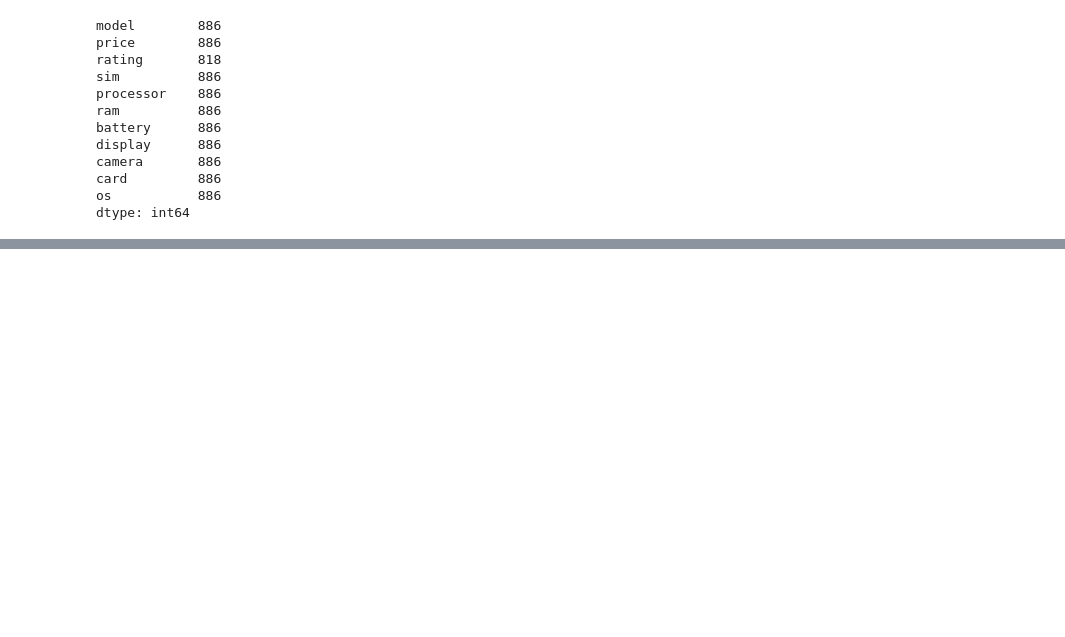
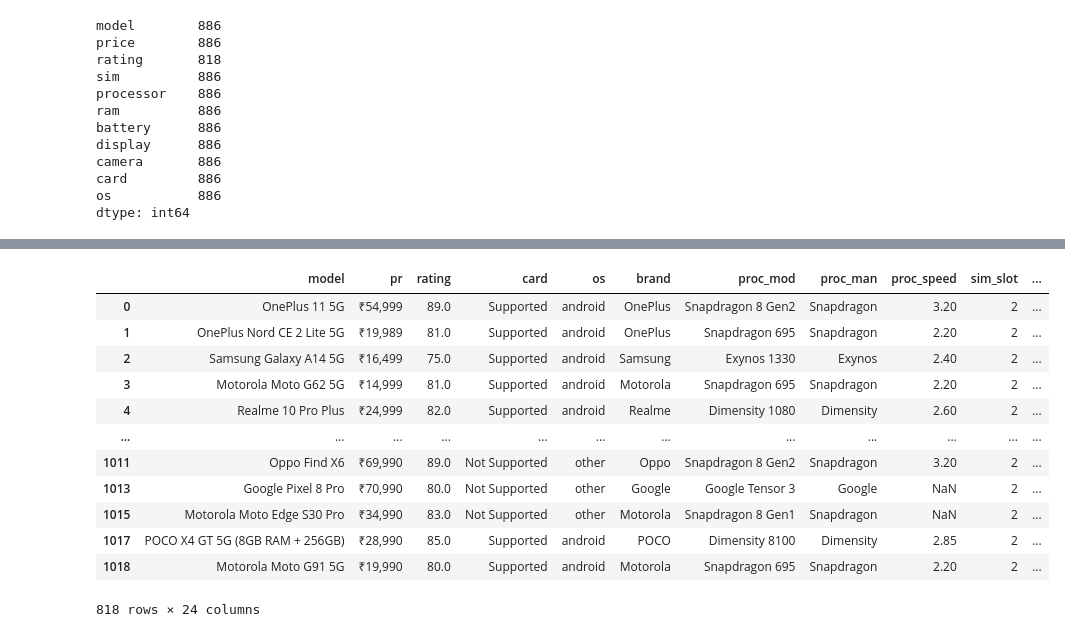
Before and after one commit to ImrulAnwar/SmartphonePriceEstimator, a Jupyter notebook: Smartphone_Price_Estimator.ipynb, the cells around one changed output, grey strips where cells are left out. Saved outputs shown, nothing was run; the diff lists cells and outputs as text; code cells hidden in the pictures; blank space fills up the shorter version.

Commit message:
Extracted New Columns

```diff
--- a/Smartphone_Price_Estimator.ipynb
+++ b/Smartphone_Price_Estimator.ipynb
@@ -200,0 +282,30 @@ array(['Snapdragon 8 Gen2, Octa Core, 3.2\u2009GHz Processor',
+# %%
+def get_back_camera_setup(s):
+    pattern = r'(\d+)\s*MP.'
+    match = re.findall(pattern, s)
+    if match:
+        return len(match)-1
+    else:
+        return 1
+# %%
+# Apply the function to the 'camera' column and create a new column called 'front_camera_resolution'
+df['front_camera_resolution'] = df['camera'].apply(get_front_camera_resolution)
+# Apply function to 'camera' column to create 'back_camera_resolution' column
+df['back_camera_resolution'] = df['camera'].apply(get_back_camera_resolution)
+# Apply function to 'camera' column to create 'back_camera_setup' column
+df['back_camera_setup'] = df['camera'].apply(get_back_camera_setup)
+df.drop('camera', axis = 1, inplace = True)
+# %%
+# Define a function to extract the floating values from the proc_speed column
+def extract_float(s):
+    if s is None:
+        return None
+    pattern = r'(\d+\.\d+)\s*GHz'
+    match = re.search(pattern, s)
+    if match:
+        return float(match.group(1))
+    else:
+        return 0
+# %%
+# Apply the function to the proc_speed column
+df['proc_speed'] = df['proc_speed'].apply(extract_float)
@@ -200,0 +352,16 @@ array(['Snapdragon 8 Gen2, Octa Core, 3.2\u2009GHz Processor',
+# %%
+df
+# %% [output]
+|  | model | pr | rating | card | os | brand | proc_mod | proc_man | proc_speed | sim_slot | ... |
+| 0 | OnePlus 11 5G | ₹54,999 | 89.0 | Supported | android | OnePlus | Snapdragon 8 Gen2 | Snapdragon | 3.20 | 2 | ... |
+| 1 | OnePlus Nord CE 2 Lite 5G | ₹19,989 | 81.0 | Supported | android | OnePlus | Snapdragon 695 | Snapdragon | 2.20 | 2 | ... |
+| 2 | Samsung Galaxy A14 5G | ₹16,499 | 75.0 | Supported | android | Samsung | Exynos 1330 | Exynos | 2.40 | 2 | ... |
+| 3 | Motorola Moto G62 5G | ₹14,999 | 81.0 | Supported | android | Motorola | Snapdragon 695 | Snapdragon | 2.20 | 2 | ... |
+| 4 | Realme 10 Pro Plus | ₹24,999 | 82.0 | Supported | android | Realme | Dimensity 1080 | Dimensity | 2.60 | 2 | ... |
+| ... | ... | ... | ... | ... | ... | ... | ... | ... | ... | ... | ... |
+| 1011 | Oppo Find X6 | ₹69,990 | 89.0 | Not Supported | other | Oppo | Snapdragon 8 Gen2 | Snapdragon | 3.20 | 2 | ... |
+| 1013 | Google Pixel 8 Pro | ₹70,990 | 80.0 | Not Supported | other | Google | Google Tensor 3 | Google | NaN | 2 | ... |
+| 1015 | Motorola Moto Edge S30 Pro | ₹34,990 | 83.0 | Not Supported | other | Motorola | Snapdragon 8 Gen1 | Snapdragon | NaN | 2 | ... |
+| 1017 | POCO X4 GT 5G (8GB RAM + 256GB) | ₹28,990 | 85.0 | Supported | android | POCO | Dimensity 8100 | Dimensity | 2.85 | 2 | ... |
+| 1018 | Motorola Moto G91 5G | ₹19,990 | 80.0 | Supported | android | Motorola | Snapdragon 695 | Snapdragon | 2.20 | 2 | ... |
+818 rows × 24 columns
```
Also changed, not shown: parts of 16 cells of this notebook.
